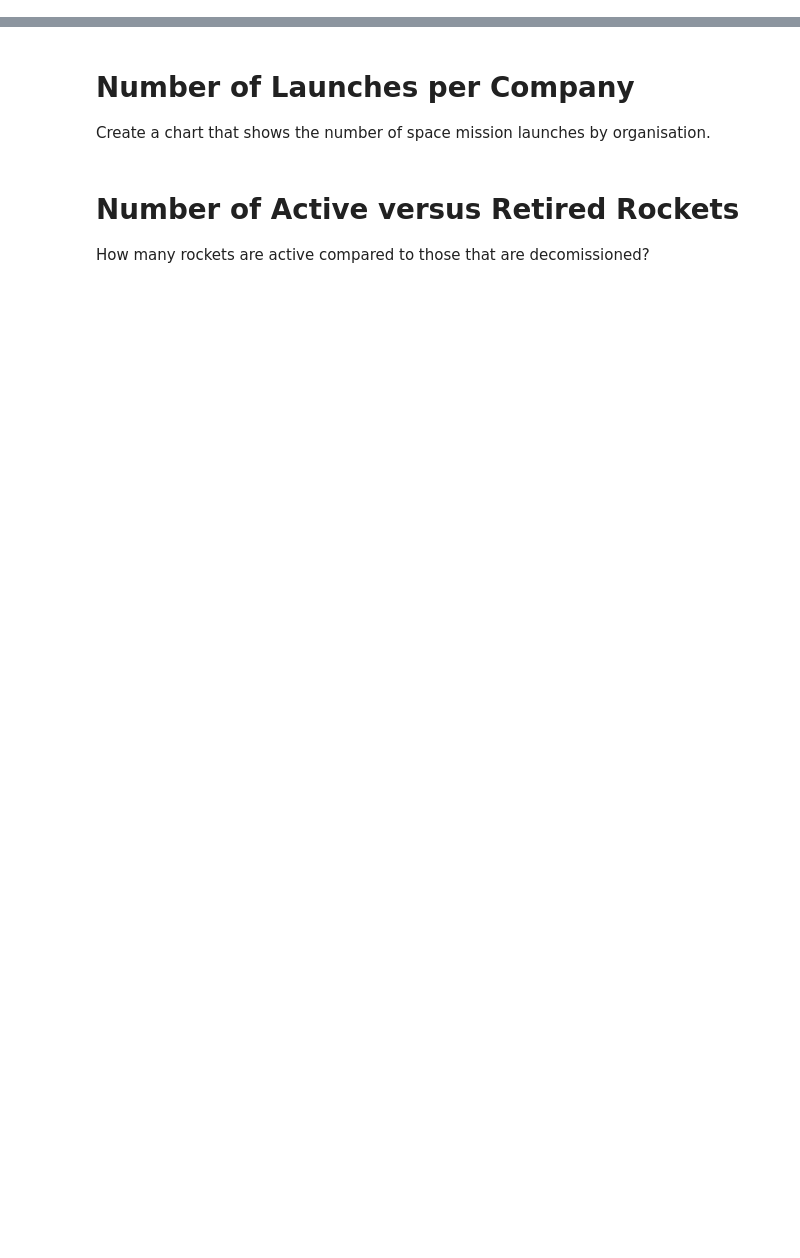
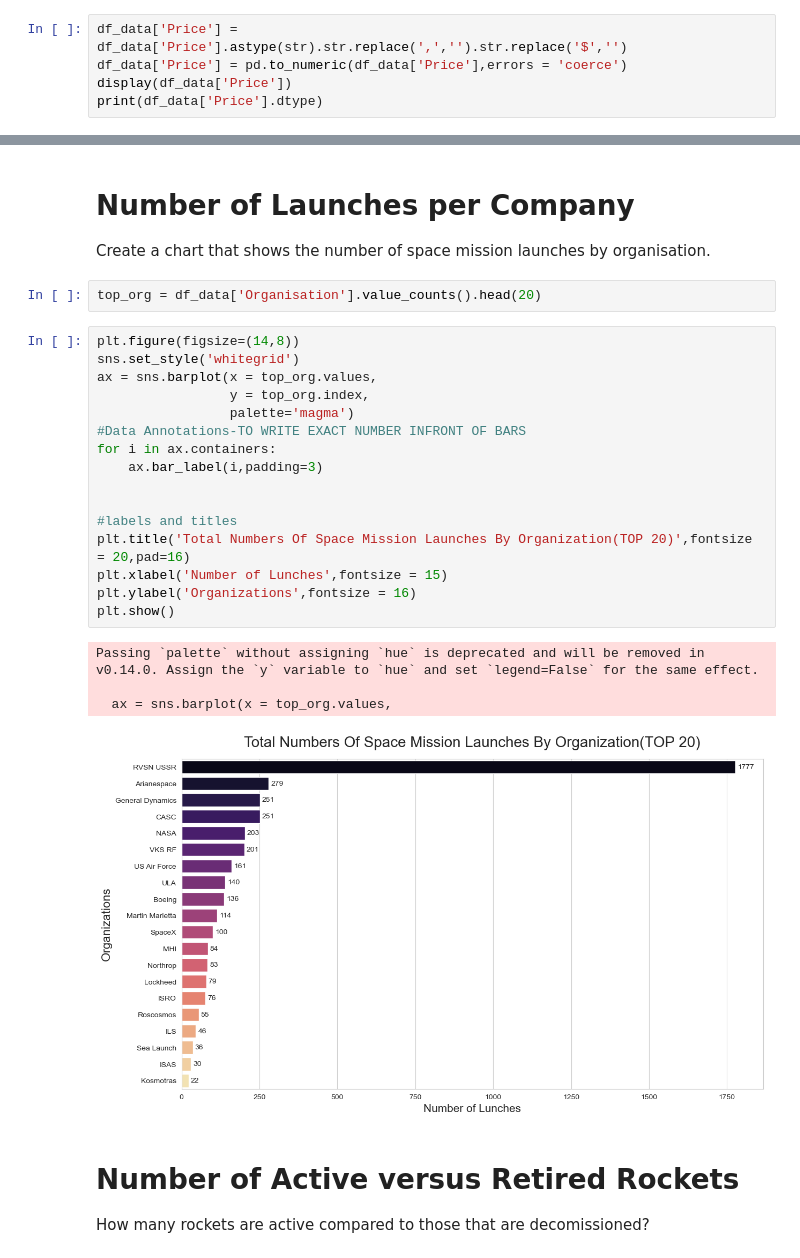
Before and after one commit to CyberWol-12/space_mission_analysis, a Jupyter notebook: Space_Missions_Analysis_(start).ipynb, the cells around one changed output, grey strips where cells are left out. Cells and saved outputs as stored; diff of their text form; blank space fills up the shorter version.

```diff
--- a/Space_Missions_Analysis_(start).ipynb
+++ b/Space_Missions_Analysis_(start).ipynb
@@ -84,3 +85,8 @@ df_data.head()
 Consider removing columns containing junk data.
 # %%
 df_data.drop(['Unnamed: 0', 'Unnamed: 0.1'], axis=1, inplace=True, errors='ignore')
+# %%
+df_data['Price'] = df_data['Price'].astype(str).str.replace(',','').str.replace('$','')
+df_data['Price'] = pd.to_numeric(df_data['Price'],errors = 'coerce')
+display(df_data['Price'])
+print(df_data['Price'].dtype)
@@ -90,6 +131,29 @@ df_data.drop(['Unnamed: 0', 'Unnamed: 0.1'], axis=1, inplace=True, errors='ignor
 # Number of Launches per Company
 
 Create a chart that shows the number of space mission launches by organisation.
+# %%
+top_org = df_data['Organisation'].value_counts().head(20)
+# %%
+plt.figure(figsize=(14,8))
+sns.set_style('whitegrid')
+ax = sns.barplot(x = top_org.values,
+                 y = top_org.index,
+                 palette='magma')
+#Data Annotations-TO WRITE EXACT NUMBER INFRONT OF BARS
+for i in ax.containers:
+    ax.bar_label(i,padding=3)
+
+
+#labels and titles
+plt.title('Total Numbers Of Space Mission Launches By Organization(TOP 20)',fontsize = 20,pad=16)
+plt.xlabel('Number of Lunches',fontsize = 15)
+plt.ylabel('Organizations',fontsize = 16)
+plt.show()
+# %% [output]
+Passing `palette` without assigning `hue` is deprecated and will be removed in v0.14.0. Assign the `y` variable to `hue` and set `legend=False` for the same effect.
+
+  ax = sns.barplot(x = top_org.values,
+[figure, added]
 # %% [markdown]
 # Number of Active versus Retired Rockets
 
```
Also changed, not shown: parts of 6 cells of this notebook.
